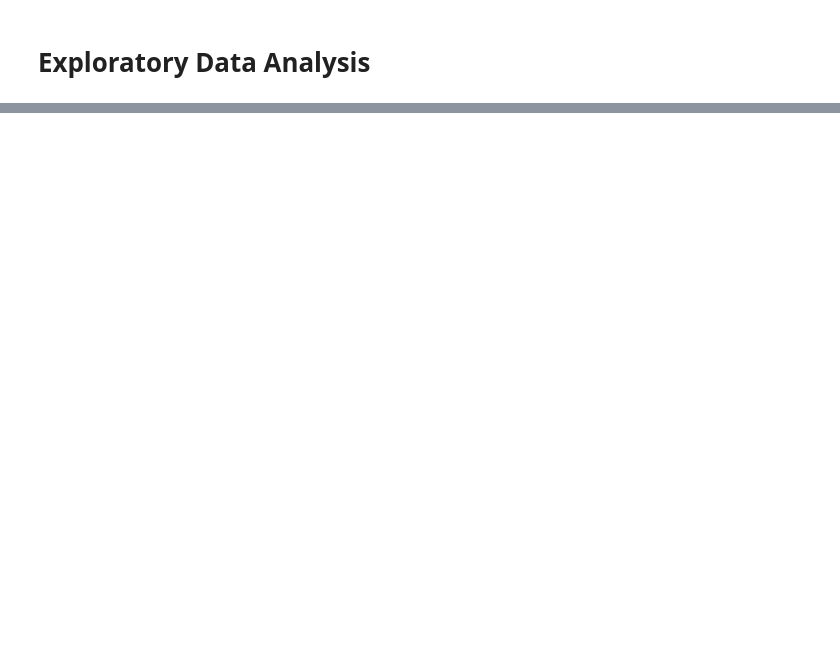
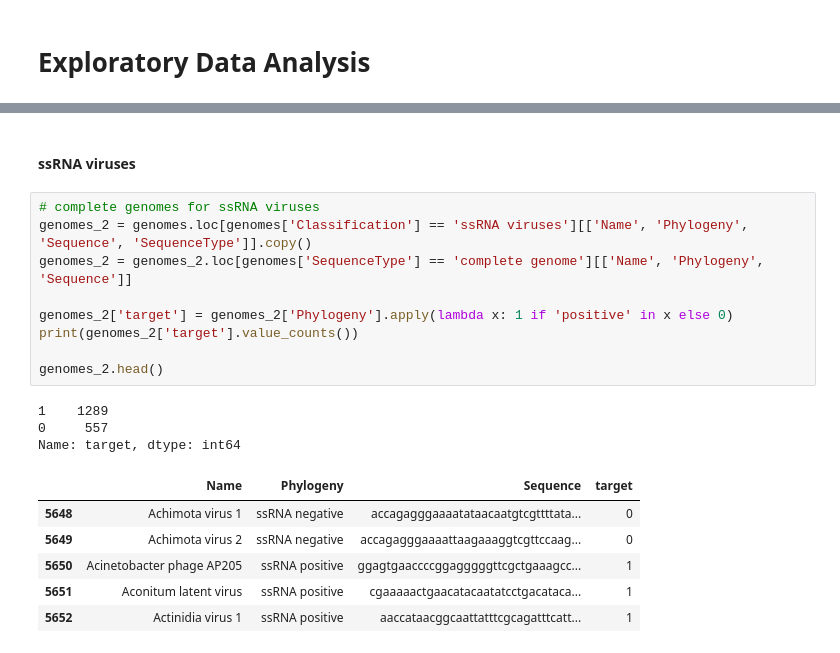
Before and after one commit to qdupupet/Viral-Genomes, a Jupyter notebook: Viral Genomes.ipynb, the cells around one changed output, grey strips where cells are left out. Saved outputs shown, nothing was run; the diff lists cells and outputs as text; blank space fills up the shorter version.

```diff
--- a/Viral Genomes.ipynb
+++ b/Viral Genomes.ipynb
@@ -166,0 +317,21 @@ Number per Phylogeny in Virus-associated RNAs
+# %% [markdown]
+#### ssRNA viruses
+# %%
+# complete genomes for ssRNA viruses
+genomes_2 = genomes.loc[genomes['Classification'] == 'ssRNA viruses'][['Name', 'Phylogeny', 'Sequence', 'SequenceType']].copy()
+genomes_2 = genomes_2.loc[genomes['SequenceType'] == 'complete genome'][['Name', 'Phylogeny', 'Sequence']]
+
+genomes_2['target'] = genomes_2['Phylogeny'].apply(lambda x: 1 if 'positive' in x else 0)
+print(genomes_2['target'].value_counts())
+
+genomes_2.head()
+# %% [output]
+1    1289
+0     557
+Name: target, dtype: int64
+|  | Name | Phylogeny | Sequence | target |
+| 5648 | Achimota virus 1 | ssRNA negative | accagagggaaaatataacaatgtcgttttata... | 0 |
+| 5649 | Achimota virus 2 | ssRNA negative | accagagggaaaattaagaaaggtcgttccaag... | 0 |
+| 5650 | Acinetobacter phage AP205 | ssRNA positive | ggagtgaaccccggagggggttcgctgaaagcc... | 1 |
+| 5651 | Aconitum latent virus | ssRNA positive | cgaaaaactgaacatacaatatcctgacataca... | 1 |
+| 5652 | Actinidia virus 1 | ssRNA positive | aaccataacggcaattatttcgcagatttcatt... | 1 |
```
Also changed, not shown: parts of 33 cells of this notebook.
